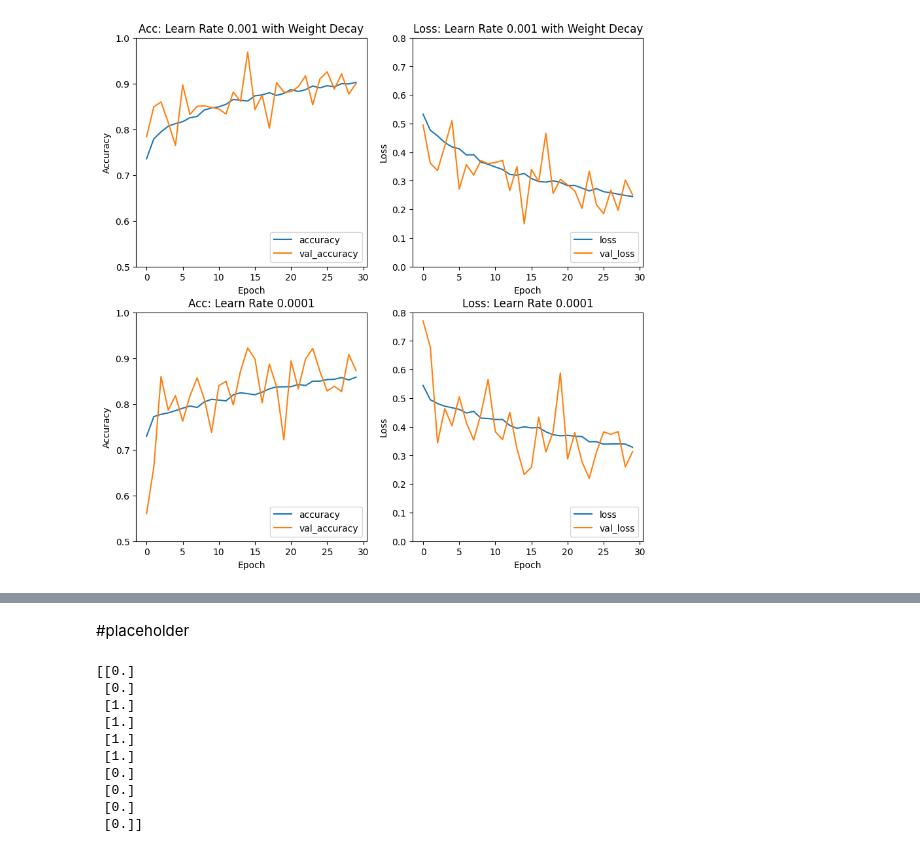
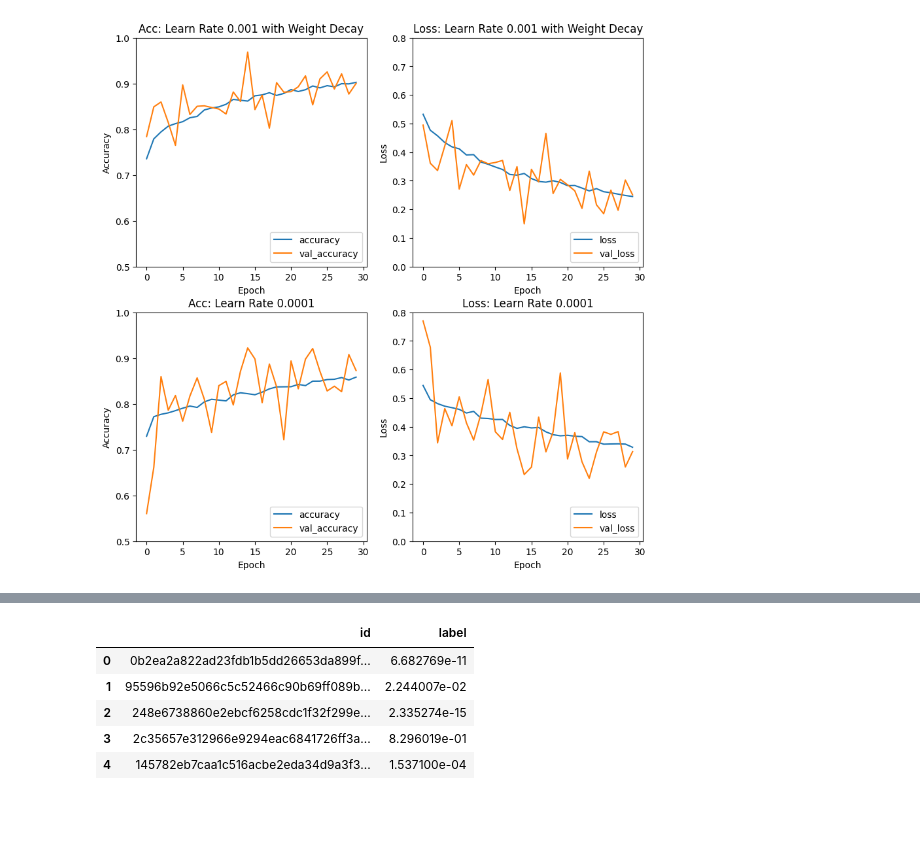
Before and after one commit to bxue2/Histopath-CNN, a Jupyter notebook: Histopath.ipynb, the cells around one changed output, grey strips where cells are left out. Saved outputs shown, nothing was run; the diff lists cells and outputs as text; code cells hidden in the pictures; blank space fills up the shorter version.

```diff
--- a/Histopath.ipynb
+++ b/Histopath.ipynb
@@ -138,11 +138,11 @@ train_generator = datagen.flow_from_dataframe(
     x_col = "id",
     y_col = "label",
     target_size = IMG_SIZE,
-    # color_mode = "rgb",
+    color_mode = "rgb",
     batch_size = BATCH_SIZE,
     class_mode = "binary",
     subset = "training",
-    validate_filenames = False,
+    validate_filenames = True,
     seed = 10
 )
 
@@ -152,11 +152,11 @@ validation_generator = datagen.flow_from_dataframe(
     x_col = "id",
     y_col = "label",
     target_size=IMG_SIZE,
-    # color_mode = "rgb",
+    color_mode = "rgb",
     batch_size = BATCH_SIZE,
     class_mode = "binary",
     subset = "validation",
-    validate_filenames = False,
+    validate_filenames = True,
     seed = 10
 )
 
@@ -416,7 +416,7 @@ dropout_model3.compile(loss='binary_crossentropy',
 history3 = dropout_model3.fit(train_generator,
                 epochs=EPOCHS,
                 batch_size=BATCH_SIZE,
-                steps_per_epoch = SPE,
+                # steps_per_epoch = SPE,
                 validation_data=validation_generator)
 # %% [output]
 Epoch 1/30
@@ -614,21 +537,17 @@ As far as possible further improvements, it's possible that picking Adam as my o
-# %% [markdown]
-#placeholder
 # %%
 # placeholder 2
-test_pred = np.rint(test_prob)
-
+# test_pred = np.rint(test_prob)
 # print(test_pred[:10])
 
 submission = pd.read_csv('histopathologic-cancer-detection/sample_submission.csv')
 submission.label = test_prob
+submission.to_csv('submission.csv', header=True, index=False)
+
+submission.head()
 # %% [output]
-[[0.]
- [0.]
- [1.]
- [1.]
- [1.]
- [1.]
- [0.]
- [0.]
- [0.]
- [0.]]
+|  | id | label |
+| 0 | 0b2ea2a822ad23fdb1b5dd26653da899f... | 6.682769e-11 |
+| 1 | 95596b92e5066c5c52466c90b69ff089b... | 2.244007e-02 |
+| 2 | 248e6738860e2ebcf6258cdc1f32f299e... | 2.335274e-15 |
+| 3 | 2c35657e312966e9294eac6841726ff3a... | 8.296019e-01 |
+| 4 | 145782eb7caa1c516acbe2eda34d9a3f3... | 1.537100e-04 |
```
Also changed, not shown: parts of 8 cells of this notebook, 1 other file.
